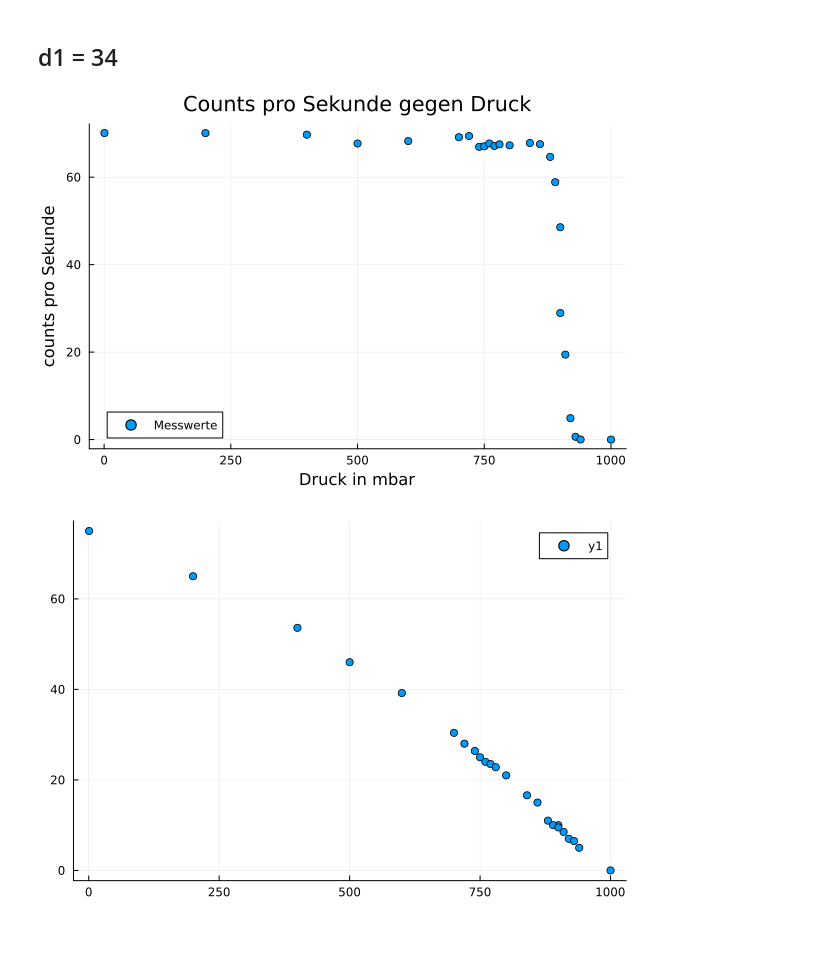
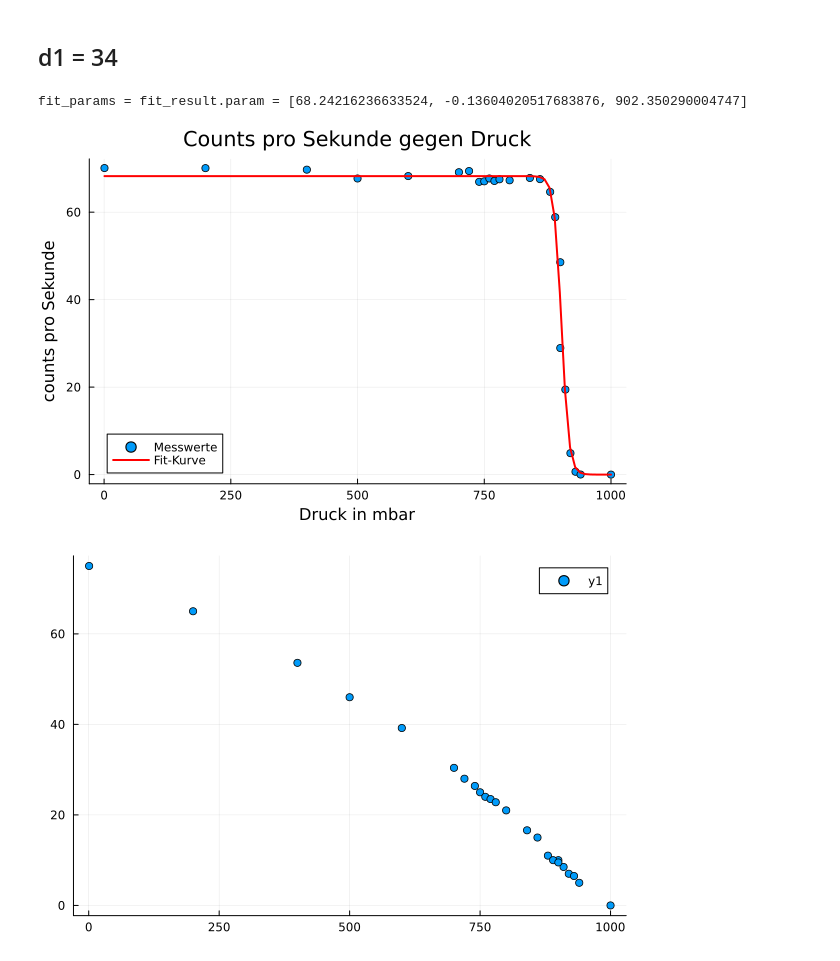
Before and after one commit to Baryonics/pb_ktp_3_3, a Jupyter notebook: code/reichweiten.ipynb, the cells around one changed output. Cells and saved outputs as stored; diff of their text form; code cells hidden in the pictures.

```diff
--- a/code/reichweiten.ipynb
+++ b/code/reichweiten.ipynb
@@ -61,8 +81,9 @@ println("Und nun? Wie ist es")
 # %%
 d_1 = 34      #Gewählter Abstand
 
 ### Plotte Messergebnisse
-plot_p_counts("luft_ohne_folie/d1.csv")
+plot_p_counts("../data/luft_ohne_folie/d1.csv", 750.0)
 # %% [output]
+fit_params = fit_result.param = [68.24216236633524, -0.13604020517683876, 902.350290004747]
-[figure, old version]
+[figure, new version]
 # %%
```
Also changed, not shown: parts of 9 cells of this notebook.
